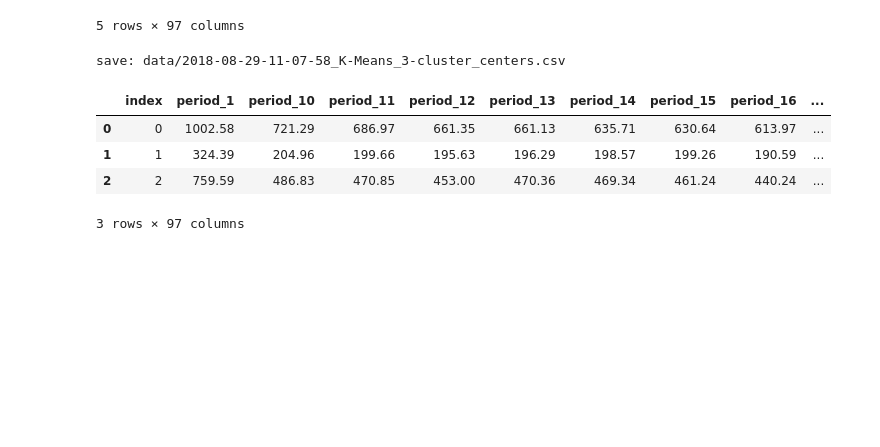
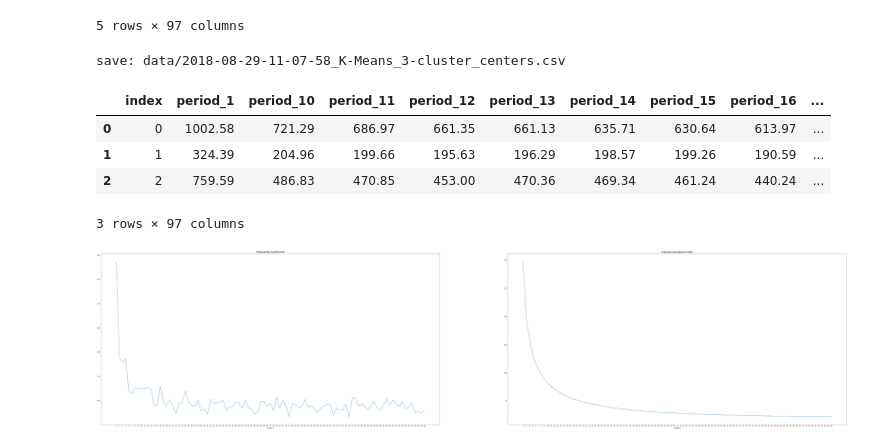
Before and after one commit to titangene/household-electricity, a Jupyter notebook: K-Mean.ipynb, the cells around one changed output. Drawn from its saved outputs; the diff is of its cells as text; code cells hidden in the pictures; blank space fills up the shorter version.

Commit message:
feat: K-Means evaluate visualization - Silhouette Coefficient - Calinski-Harabasz Index

```diff
--- a/K-Mean.ipynb
+++ b/K-Mean.ipynb
@@ -64,3 +64,7 @@ save: data/2018-08-29-11-07-58_K-Means_3-cluster_centers.csv
 | 1 | 1 | 324.39 | 204.96 | 199.66 | 195.63 | 196.29 | 198.57 | 199.26 | 190.59 | ... |
 | 2 | 2 | 759.59 | 486.83 | 470.85 | 453.00 | 470.36 | 469.34 | 461.24 | 440.24 | ... |
 3 rows × 97 columns
+# %%
+K_Means.evaluate_visualization(tmpdataSet, 2, 100)
+# %% [output]
+[figure, added]
```
Also changed, not shown: 1 other file.
